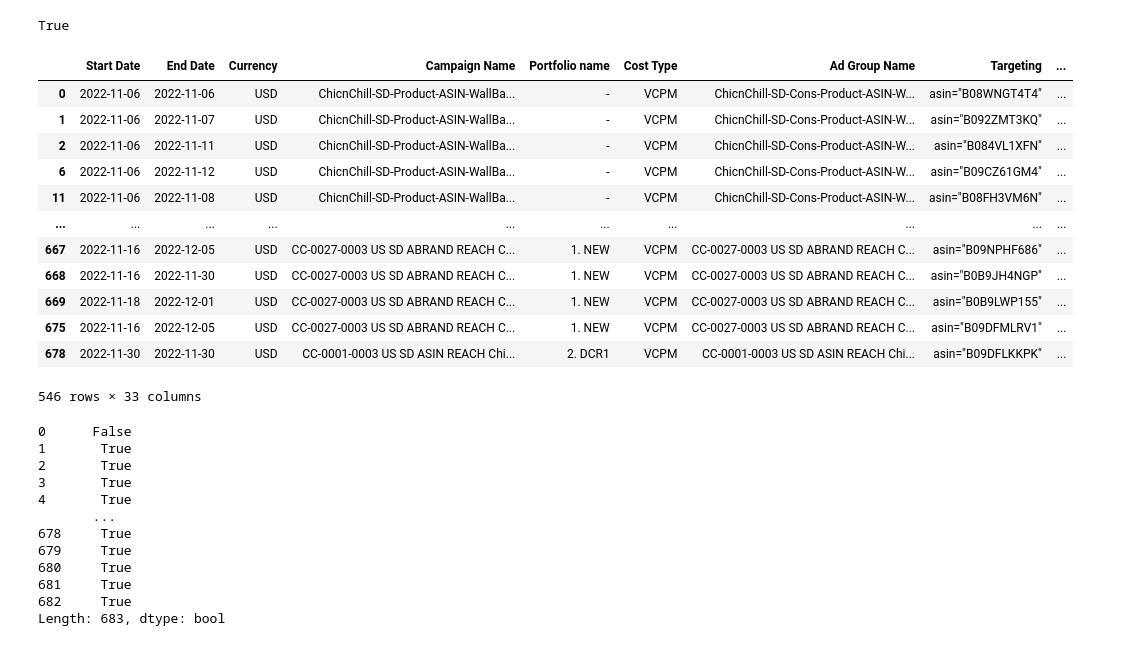
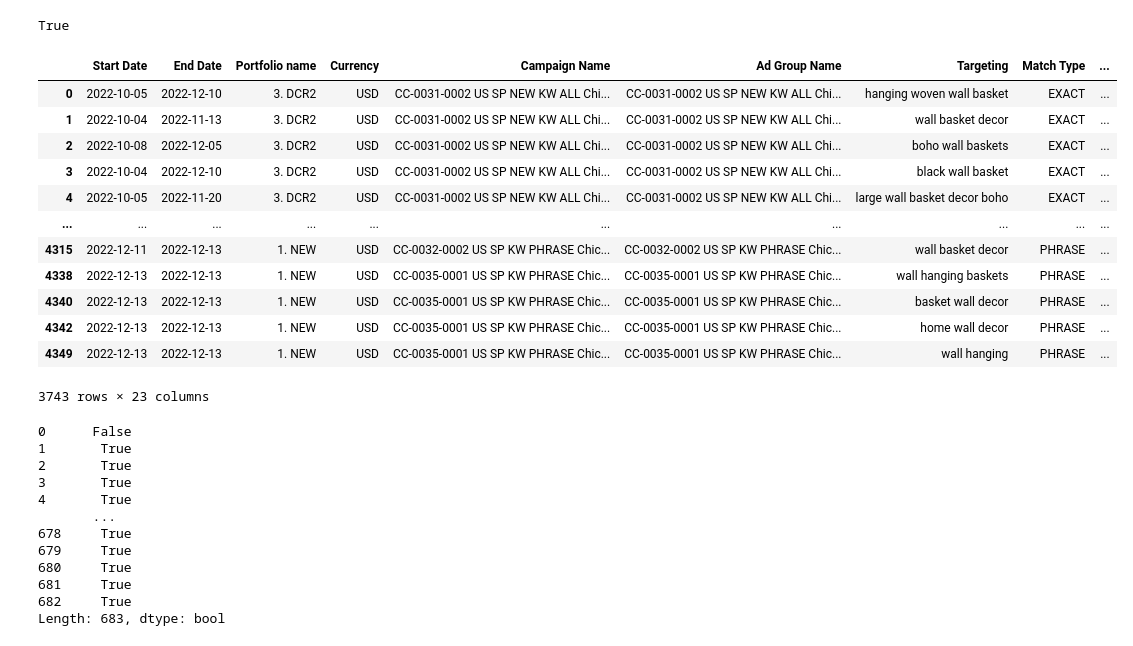
Before and after one commit to KDool/Ads-aws-excel, a Jupyter notebook: Code/down_bid.ipynb, the cells around one changed output. Drawn from its saved outputs; the diff is of its cells as text; code cells hidden in the pictures.

```diff
--- a/Code/down_bid.ipynb
+++ b/Code/down_bid.ipynb
@@ -343,22 +336,22 @@ def filter_upbid(CSP_df: pd.DataFrame,dates_diff,impressions):
     filtered_df.drop_duplicates(inplace=True)
     return filtered_df
 # %%
-df_upbid = filter_upbid(df_SD,dates_diff=48,impressions=100)
+df_upbid = filter_upbid(df_sp_targeting,dates_diff=48,impressions=100)
 df_upbid
 # %% [output]
-|  | Start Date | End Date | Currency | Campaign Name | Portfolio name | Cost Type | Ad Group Name | Targeting | ... |
-| 0 | 2022-11-06 | 2022-11-06 | USD | ChicnChill-SD-Product-ASIN-WallBa... | - | VCPM | ChicnChill-SD-Cons-Product-ASIN-W... | asin="B08WNGT4T4" | ... |
-| 1 | 2022-11-06 | 2022-11-07 | USD | ChicnChill-SD-Product-ASIN-WallBa... | - | VCPM | ChicnChill-SD-Cons-Product-ASIN-W... | asin="B092ZMT3KQ" | ... |
-| 2 | 2022-11-06 | 2022-11-11 | USD | ChicnChill-SD-Product-ASIN-WallBa... | - | VCPM | ChicnChill-SD-Cons-Product-ASIN-W... | asin="B084VL1XFN" | ... |
-| 6 | 2022-11-06 | 2022-11-12 | USD | ChicnChill-SD-Product-ASIN-WallBa... | - | VCPM | ChicnChill-SD-Cons-Product-ASIN-W... | asin="B09CZ61GM4" | ... |
-| 11 | 2022-11-06 | 2022-11-08 | USD | ChicnChill-SD-Product-ASIN-WallBa... | - | VCPM | ChicnChill-SD-Cons-Product-ASIN-W... | asin="B08FH3VM6N" | ... |
+|  | Start Date | End Date | Portfolio name | Currency | Campaign Name | Ad Group Name | Targeting | Match Type | ... |
+| 0 | 2022-10-05 | 2022-12-10 | 3. DCR2 | USD | CC-0031-0002 US SP NEW KW ALL Chi... | CC-0031-0002 US SP NEW KW ALL Chi... | hanging woven wall basket | EXACT | ... |
+| 1 | 2022-10-04 | 2022-11-13 | 3. DCR2 | USD | CC-0031-0002 US SP NEW KW ALL Chi... | CC-0031-0002 US SP NEW KW ALL Chi... | wall basket decor | EXACT | ... |
+| 2 | 2022-10-08 | 2022-12-05 | 3. DCR2 | USD | CC-0031-0002 US SP NEW KW ALL Chi... | CC-0031-0002 US SP NEW KW ALL Chi... | boho wall baskets | EXACT | ... |
+| 3 | 2022-10-04 | 2022-12-10 | 3. DCR2 | USD | CC-0031-0002 US SP NEW KW ALL Chi... | CC-0031-0002 US SP NEW KW ALL Chi... | black wall basket | EXACT | ... |
+| 4 | 2022-10-05 | 2022-11-20 | 3. DCR2 | USD | CC-0031-0002 US SP NEW KW ALL Chi... | CC-0031-0002 US SP NEW KW ALL Chi... | large wall basket decor boho | EXACT | ... |
 | ... | ... | ... | ... | ... | ... | ... | ... | ... | ... |
-| 667 | 2022-11-16 | 2022-12-05 | USD | CC-0027-0003 US SD ABRAND REACH C... | 1. NEW | VCPM | CC-0027-0003 US SD ABRAND REACH C... | asin="B09NPHF686" | ... |
-| 668 | 2022-11-16 | 2022-11-30 | USD | CC-0027-0003 US SD ABRAND REACH C... | 1. NEW | VCPM | CC-0027-0003 US SD ABRAND REACH C... | asin="B0B9JH4NGP" | ... |
-| 669 | 2022-11-18 | 2022-12-01 | USD | CC-0027-0003 US SD ABRAND REACH C... | 1. NEW | VCPM | CC-0027-0003 US SD ABRAND REACH C... | asin="B0B9LWP155" | ... |
-| 675 | 2022-11-16 | 2022-12-05 | USD | CC-0027-0003 US SD ABRAND REACH C... | 1. NEW | VCPM | CC-0027-0003 US SD ABRAND REACH C... | asin="B09DFMLRV1" | ... |
-| 678 | 2022-11-30 | 2022-11-30 | USD | CC-0001-0003 US SD ASIN REACH Chi... | 2. DCR1 | VCPM | CC-0001-0003 US SD ASIN REACH Chi... | asin="B09DFLKKPK" | ... |
+| 4315 | 2022-12-11 | 2022-12-13 | 1. NEW | USD | CC-0032-0002 US SP KW PHRASE Chic... | CC-0032-0002 US SP KW PHRASE Chic... | wall basket decor | PHRASE | ... |
+| 4338 | 2022-12-13 | 2022-12-13 | 1. NEW | USD | CC-0035-0001 US SP KW PHRASE Chic... | CC-0035-0001 US SP KW PHRASE Chic... | wall hanging baskets | PHRASE | ... |
+| 4340 | 2022-12-13 | 2022-12-13 | 1. NEW | USD | CC-0035-0001 US SP KW PHRASE Chic... | CC-0035-0001 US SP KW PHRASE Chic... | basket wall decor | PHRASE | ... |
+| 4342 | 2022-12-13 | 2022-12-13 | 1. NEW | USD | CC-0035-0001 US SP KW PHRASE Chic... | CC-0035-0001 US SP KW PHRASE Chic... | home wall decor | PHRASE | ... |
+| 4349 | 2022-12-13 | 2022-12-13 | 1. NEW | USD | CC-0035-0001 US SP KW PHRASE Chic... | CC-0035-0001 US SP KW PHRASE Chic... | wall hanging | PHRASE | ... |
-546 rows × 33 columns
+3743 rows × 23 columns
 # %%
 df_upbid[0]=False
 df_upbid
```
Also changed, not shown: parts of 8 cells of this notebook, 3 other files.
